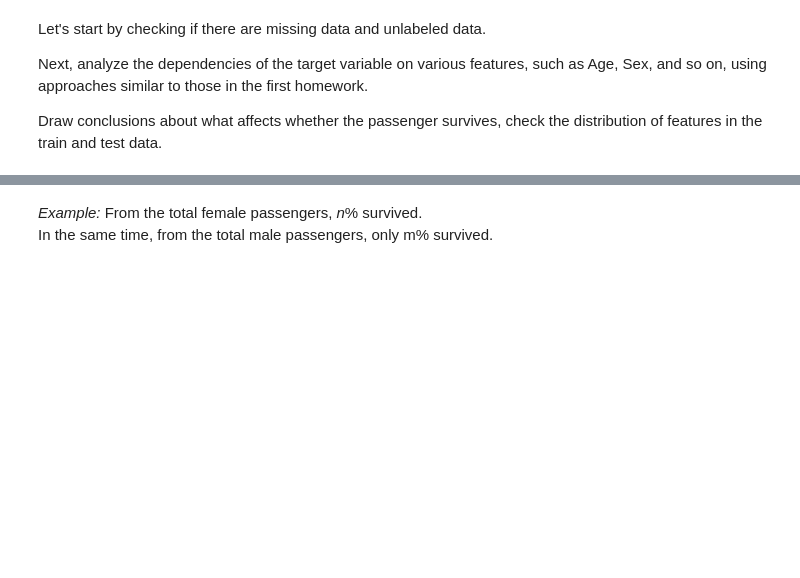
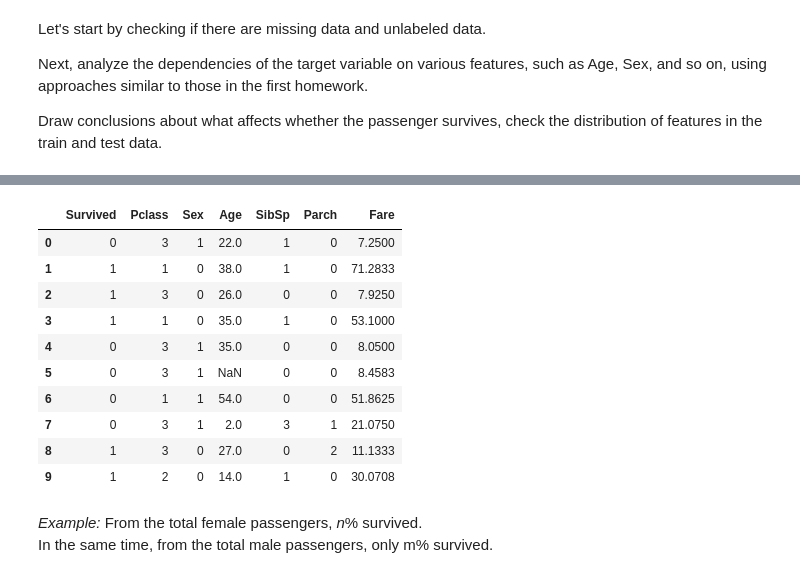
Before and after one commit to raweber42/titanic-data-science, a Jupyter notebook: hw2_classification.ipynb, the cells around one changed output, grey strips where cells are left out. Saved outputs shown, nothing was run; the diff lists cells and outputs as text; code cells hidden in the pictures; blank space fills up the shorter version.

```diff
--- a/hw2_classification.ipynb
+++ b/hw2_classification.ipynb
@@ -139,0 +160,11 @@ Name: proportion, dtype: object
+# %%
+
+# Make sex numeric
+train_df['Sex'].replace(['female','male'],[0,1], inplace=True)
+
+#remove non-numeric values (also apply common sense, e.g. the Cabin number can't be classified. We don't have a map of the ship)
+train_df = train_df.drop(['PassengerId', 'Name', 'Ticket', 'Cabin', 'Embarked'], axis='columns')
+
+# We know that age is empty quite often. Let's fill it with the mean of ages.
+inputs.Age.fillna(inputs.Age.mean(), inplace=True)
+inputs.Age[:10]
@@ -140,3 +183,18 @@ Name: proportion, dtype: object
+# %%
+# Much better now:
+train_df.head(10)
+# %% [output]
+|  | Survived | Pclass | Sex | Age | SibSp | Parch | Fare |
+| 0 | 0 | 3 | 1 | 22.0 | 1 | 0 | 7.2500 |
+| 1 | 1 | 1 | 0 | 38.0 | 1 | 0 | 71.2833 |
+| 2 | 1 | 3 | 0 | 26.0 | 0 | 0 | 7.9250 |
+| 3 | 1 | 1 | 0 | 35.0 | 1 | 0 | 53.1000 |
+| 4 | 0 | 3 | 1 | 35.0 | 0 | 0 | 8.0500 |
+| 5 | 0 | 3 | 1 | NaN | 0 | 0 | 8.4583 |
+| 6 | 0 | 1 | 1 | 54.0 | 0 | 0 | 51.8625 |
+| 7 | 0 | 3 | 1 | 2.0 | 3 | 1 | 21.0750 |
+| 8 | 1 | 3 | 0 | 27.0 | 0 | 2 | 11.1333 |
+| 9 | 1 | 2 | 0 | 14.0 | 1 | 0 | 30.0708 |
 # %% [markdown]
 *Example:*
 From the total female passengers, *n*% survived.
```
Also changed, not shown: parts of 15 cells of this notebook.
